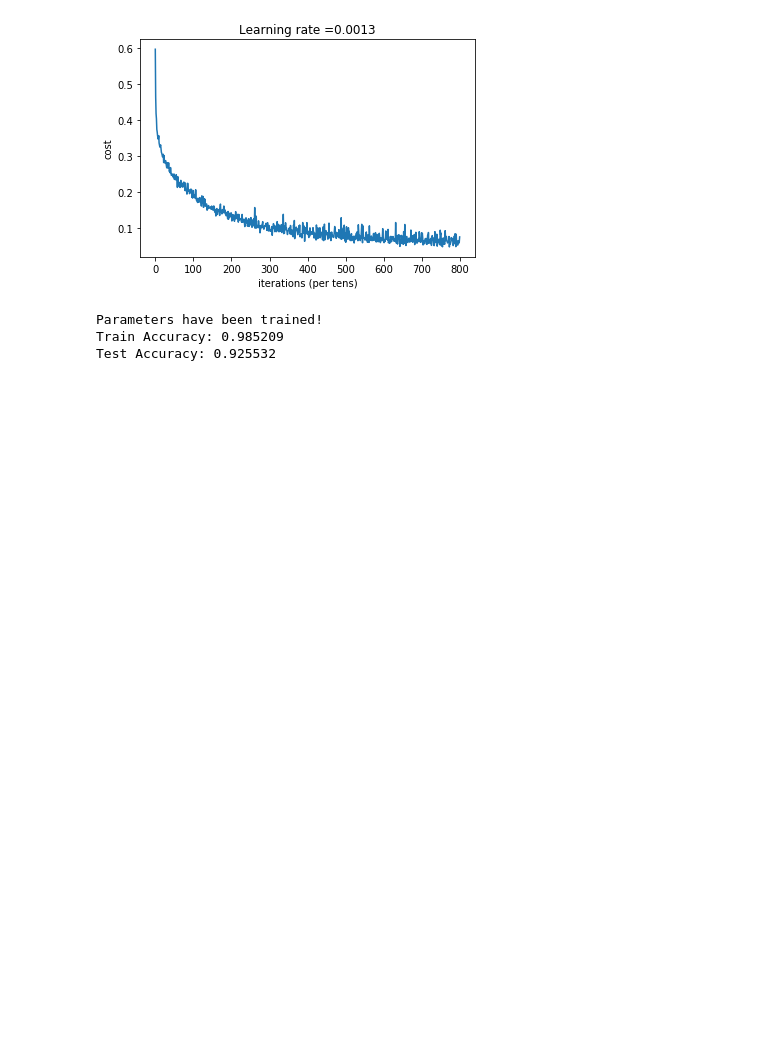
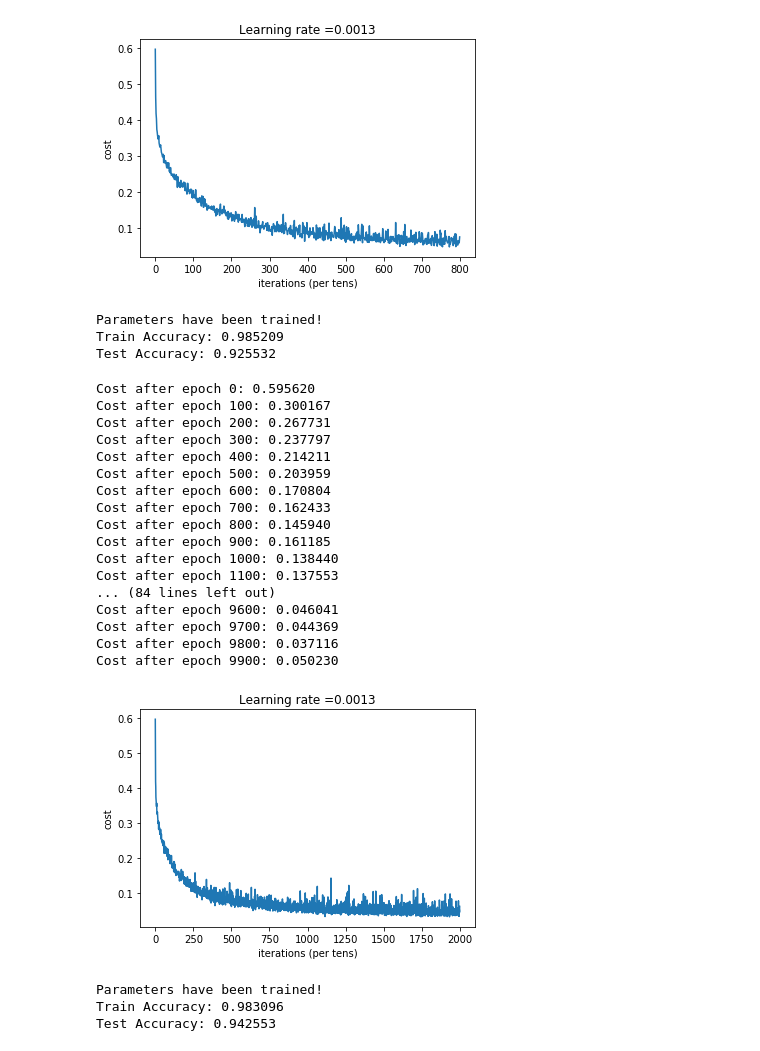
Before and after one commit to AIthenaCapital/AIthena, a Jupyter notebook: Demo1.3.ipynb, the cells around one changed output. Cells and saved outputs as stored; diff of their text form; code cells hidden in the pictures; blank space fills up the shorter version.

Commit message:
Tested diff num of epochs - increasing it helps with test/training accuracy

```diff
--- a/Demo1.3.ipynb
+++ b/Demo1.3.ipynb
@@ -1159,3 +1159,30 @@ Cost after epoch 3900: 0.071453
 Parameters have been trained!
 Train Accuracy: 0.985209
 Test Accuracy: 0.925532
+# %%
+# Testing diff layer 80, 40, 20, 10 beta = 0.00001
+# epoch = 10000
+# adding dropout  0.5, 0.7, 0.9, 1
+parameters = model(trainX, trainY, testX,testY, num_epochs = 10000, beta = 0.00001, beta1 = 0.9, beta2 = 0.999,  epsilon = 1e-8)
+# %% [output]
+Cost after epoch 0: 0.595620
+Cost after epoch 100: 0.300167
+Cost after epoch 200: 0.267731
+Cost after epoch 300: 0.237797
+Cost after epoch 400: 0.214211
+Cost after epoch 500: 0.203959
+Cost after epoch 600: 0.170804
+Cost after epoch 700: 0.162433
+Cost after epoch 800: 0.145940
+Cost after epoch 900: 0.161185
+Cost after epoch 1000: 0.138440
+Cost after epoch 1100: 0.137553
+... (84 lines left out)
+Cost after epoch 9600: 0.046041
+Cost after epoch 9700: 0.044369
+Cost after epoch 9800: 0.037116
+Cost after epoch 9900: 0.050230
+[figure, added]
+Parameters have been trained!
+Train Accuracy: 0.983096
+Test Accuracy: 0.942553
```
Also changed, not shown: parts of 2 cells of this notebook.
